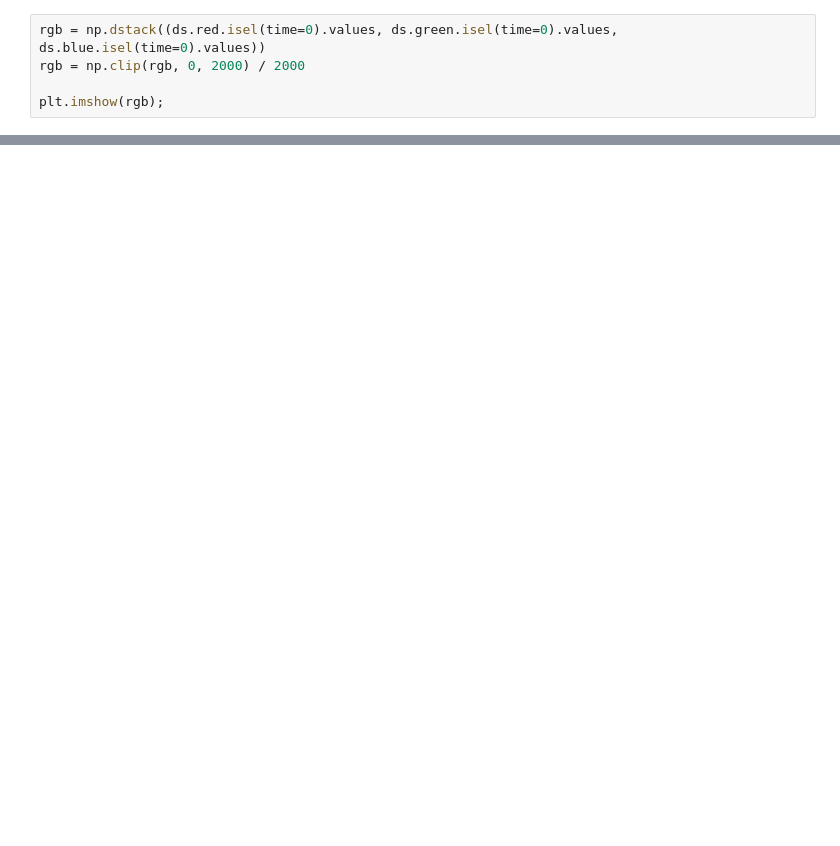
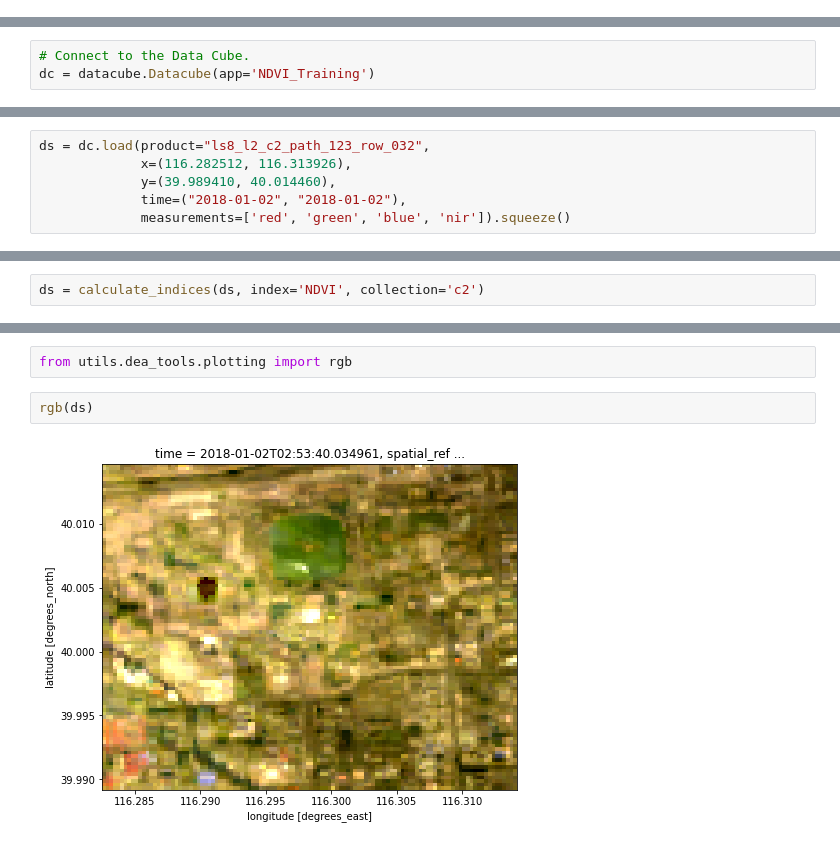
Before and after one commit to jcrattz/odc_training_notebooks, a Jupyter notebook: notebooks/day2/NDVI_Training.ipynb, the cells around one changed output, grey strips where cells are left out. Cells and saved outputs as stored; diff of their text form; blank space fills up the shorter version.

```diff
--- a/notebooks/day2/NDVI_Training.ipynb
+++ b/notebooks/day2/NDVI_Training.ipynb
@@ -264,5 +0,0 @@ but we still can do things manually using numpy and matplotlib if you choose:
-# %%
-rgb = np.dstack((ds.red.isel(time=0).values, ds.green.isel(time=0).values, ds.blue.isel(time=0).values))
-rgb = np.clip(rgb, 0, 2000) / 2000
-
-plt.imshow(rgb);
@@ -312,0 +63,3 @@ Browse all available tags on the DE Africa User Guide's [Tags Index]()
+# %%
+# Connect to the Data Cube.
+dc = datacube.Datacube(app='NDVI_Training')
@@ -312,0 +94,6 @@ Browse all available tags on the DE Africa User Guide's [Tags Index]()
+# %%
+ds = dc.load(product="ls8_l2_c2_path_123_row_032",
+             x=(116.282512, 116.313926),
+             y=(39.989410, 40.014460),
+             time=("2018-01-02", "2018-01-02"),
+             measurements=['red', 'green', 'blue', 'nir']).squeeze()
@@ -312,0 +128,2 @@ Browse all available tags on the DE Africa User Guide's [Tags Index]()
+# %%
+ds = calculate_indices(ds, index='NDVI', collection='c2')
@@ -312,0 +141,6 @@ Browse all available tags on the DE Africa User Guide's [Tags Index]()
+# %%
+from utils.dea_tools.plotting import rgb
+# %%
+rgb(ds)
+# %% [output]
+[figure, added]
```
Also changed, not shown: parts of 59 cells of this notebook, 15 other files.
